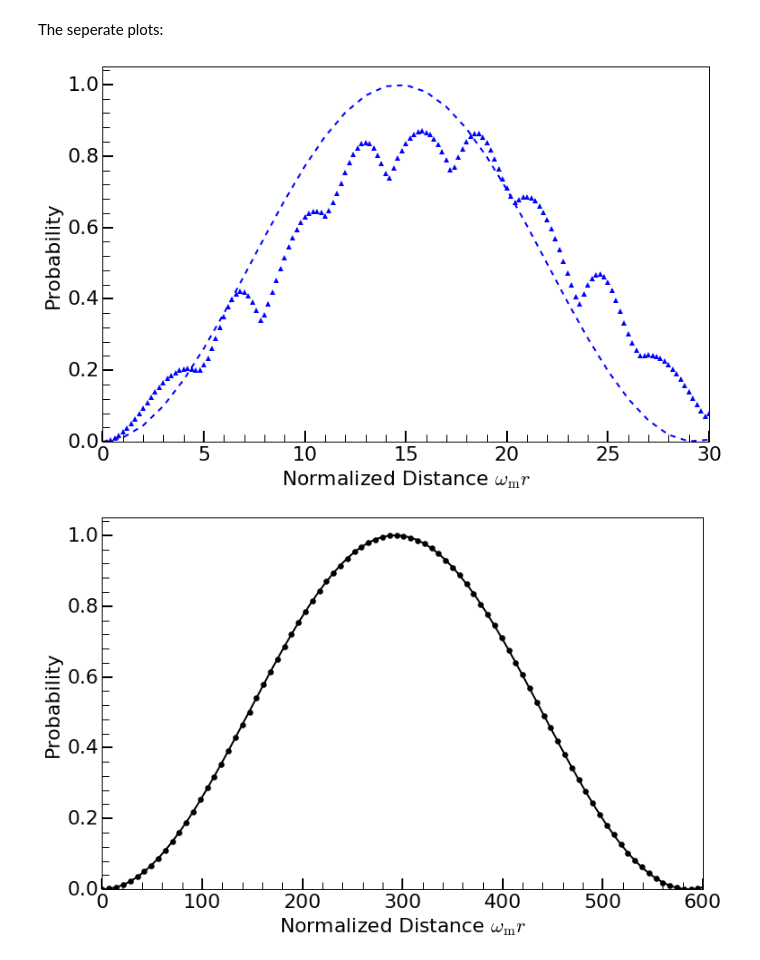
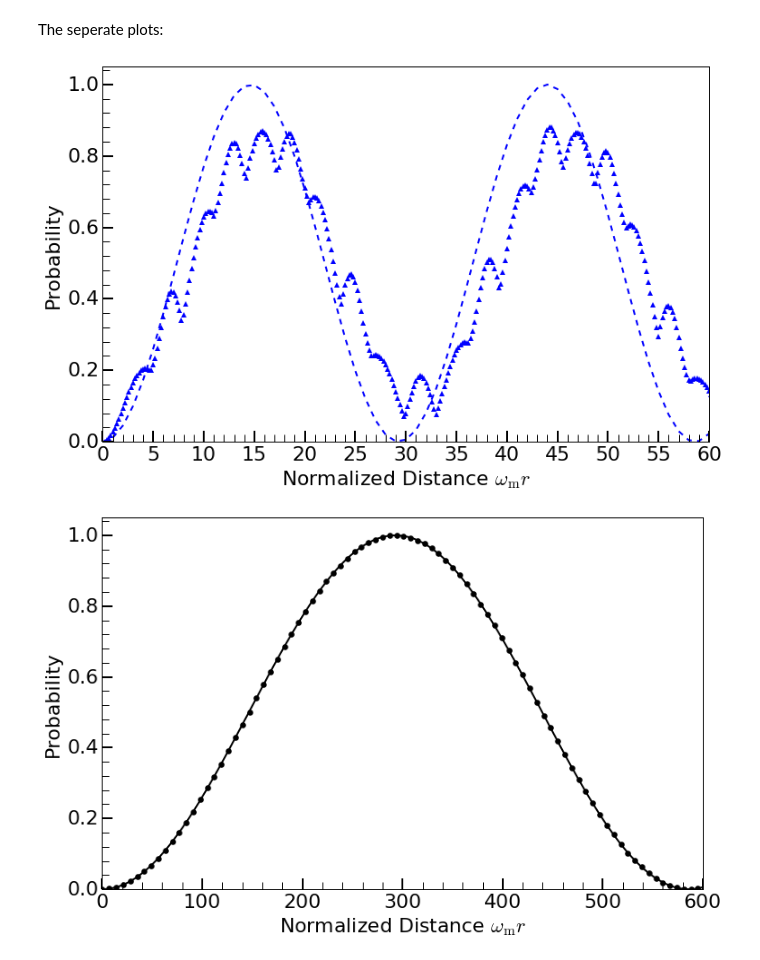
Before and after one commit to emptymalei/rabi-neutrino-oscillations, a Jupyter notebook: data/plots.ipynb, the cells around one changed output. Saved outputs shown, nothing was run; the diff lists cells and outputs as text; code cells hidden in the pictures.

```diff
--- a/data/plots.ipynb
+++ b/data/plots.ipynb
@@ -195,35 +198,35 @@ castlewallplt1 = plt.plot(probAkhmedovRabiTheoryList0p8[0],probAkhmedovRabiTheor
 plt.xlabel('Normalized Distance $\omega_{\mathrm{m}}r$', fontsize=ftsz)
 plt.ylabel('Probability', fontsize=ftsz)
 plt.ylim([0,1.05])
-plt.xlim([0,30])
+plt.xlim([0,60])
 #plt.legend(['Rabi Formula for $\lambda_2-\lambda_1=0.09\lambda_0$','Numerical Solution for $\lambda_2-\lambda_1=0.09\lambda_0$'], fontsize=ftsz,frameon='rc',loc=1)
 
 castlewallax1.tick_params('both', length=12, width=2, which='major', labelsize=ftsz, top='off', right='off')
 castlewallax1.tick_params('both', length=8, width=1, which='minor', labelsize=ftsz, top='off', right='off')
 
 castlewall1majorLocator = MultipleLocator(5)
 castlewall1majorFormatter = FormatStrFormatter('%d')
 castlewall1minorLocator = MultipleLocator(1)
 
 castlewall1majorLocatory = MultipleLocator(0.2)
 castlewall1majorFormattery = FormatStrFormatter('%0.1f')
 castlewall1minorLocatory = MultipleLocator(0.04)
 
 
 castlewallax1.xaxis.set_major_locator(castlewall1majorLocator)
 castlewallax1.xaxis.set_major_formatter(castlewall1majorFormatter)
 
 castlewallax1.yaxis.set_major_locator(castlewall1majorLocatory)
 castlewallax1.yaxis.set_major_formatter(castlewall1majorFormattery)
 
 
 # for the minor ticks, use no labels; default NullFormatter
 castlewallax1.xaxis.set_minor_locator(castlewall1minorLocator)
 castlewallax1.yaxis.set_minor_locator(castlewall1minorLocatory)
 
 plt.savefig('castle-wall-1.pdf',bbox_inches='tight')
 # %% [output]
-[figure, old version]
+[figure, new version]
 # %%
 castlewallplt2, castlewallax2 = plt.subplots()
 
```
Also changed, not shown: parts of 6 cells of this notebook, 11 other files.
